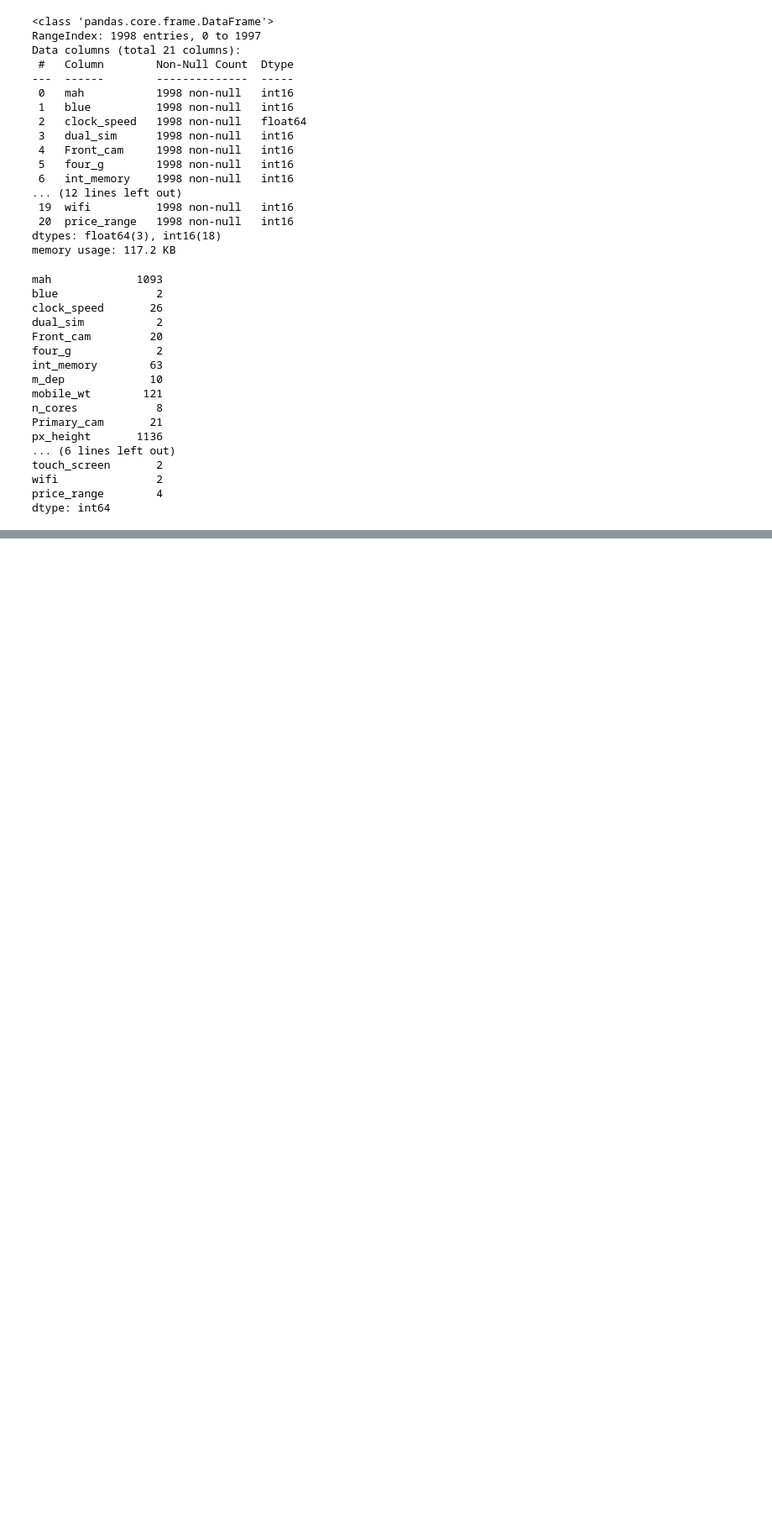
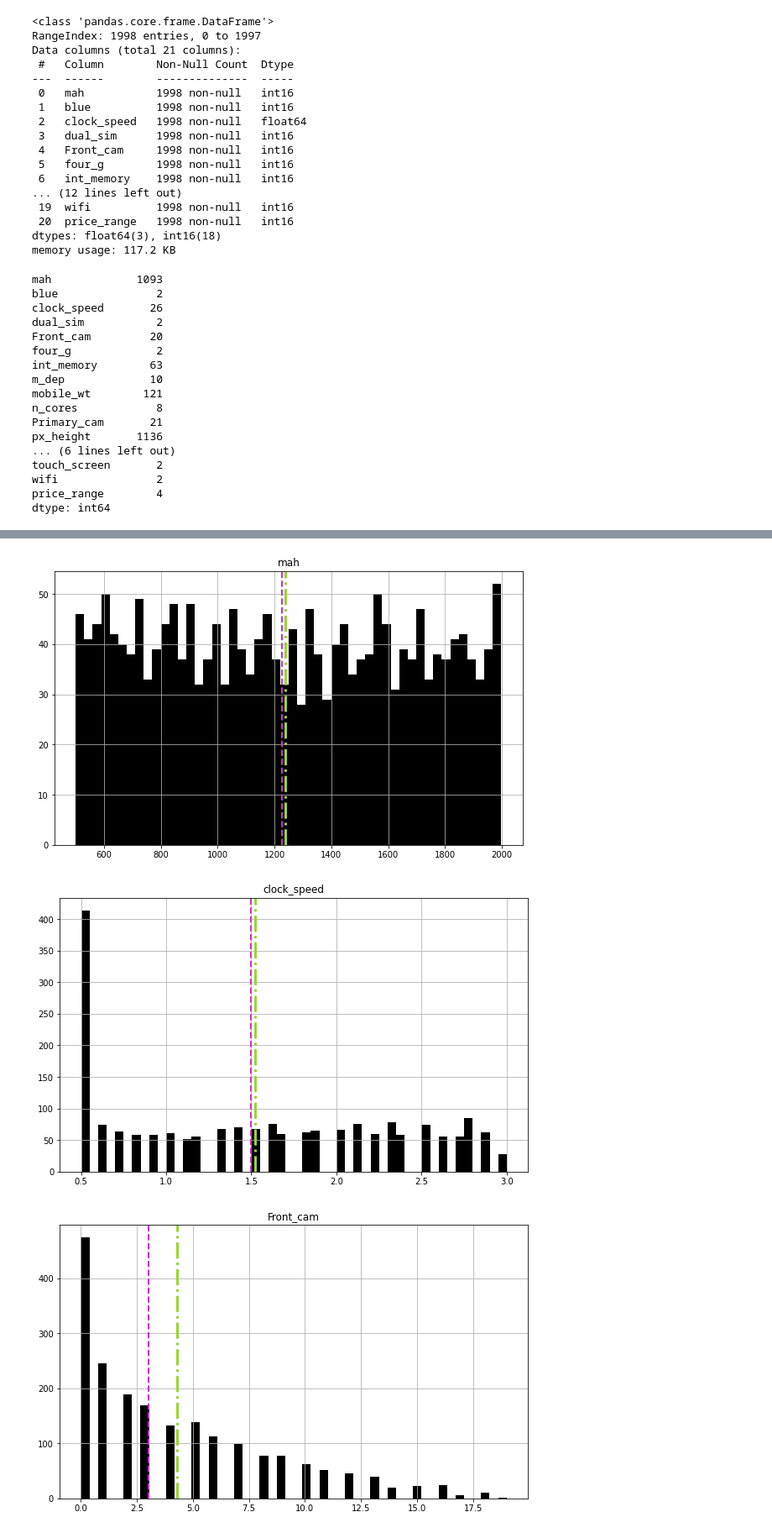
Before and after one commit to tarun422/Mobile-Price-Range-Prediction, a Jupyter notebook: Mobile_Price_Range_Prediction.ipynb, the cells around one changed output, grey strips where cells are left out. Shown at 84% size. Cells and saved outputs as stored; diff of their text form; code cells hidden in the pictures; blank space fills up the shorter version.

```diff
--- a/Mobile_Price_Range_Prediction.ipynb
+++ b/Mobile_Price_Range_Prediction.ipynb
@@ -363,0 +420,14 @@ dtype: int64
+# %%
+for i in numarical_columns:
+    fig = plt.figure(figsize=(10, 6))
+    ax = fig.gca()
+    feature = df[i]
+    feature.hist(bins=50, ax = ax,color='black')
+    ax.axvline(feature.mean(), color='#97d631', linestyle='dashdot', linewidth=3)
+    ax.axvline(feature.median(), color='#c631d6', linestyle='dashed', linewidth=2)
+    ax.set_title(i)
+plt.show()
+# %% [output]
+[figure, added]
+[figure, added]
+[figure, added]
```
Also changed, not shown: parts of 11 cells of this notebook.
